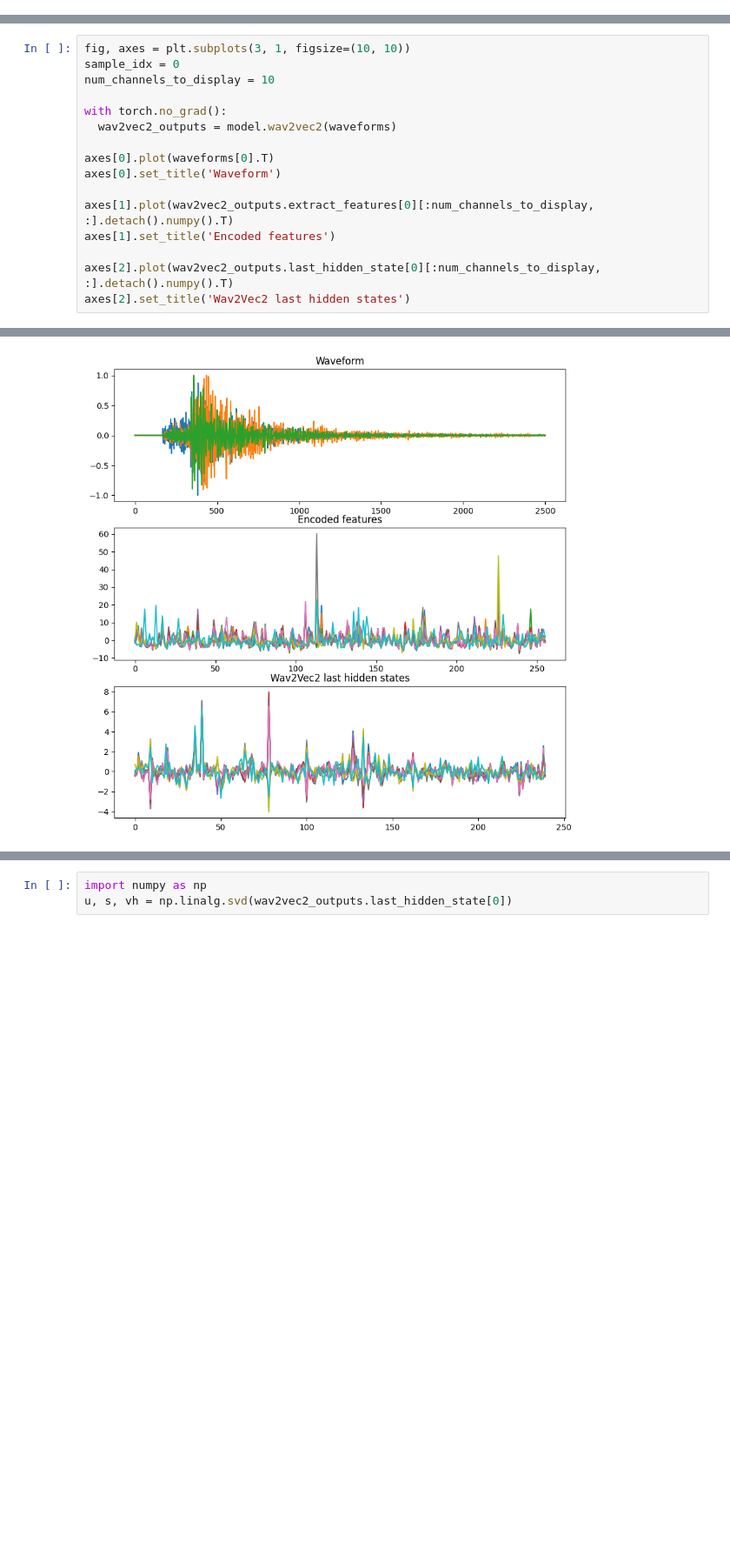
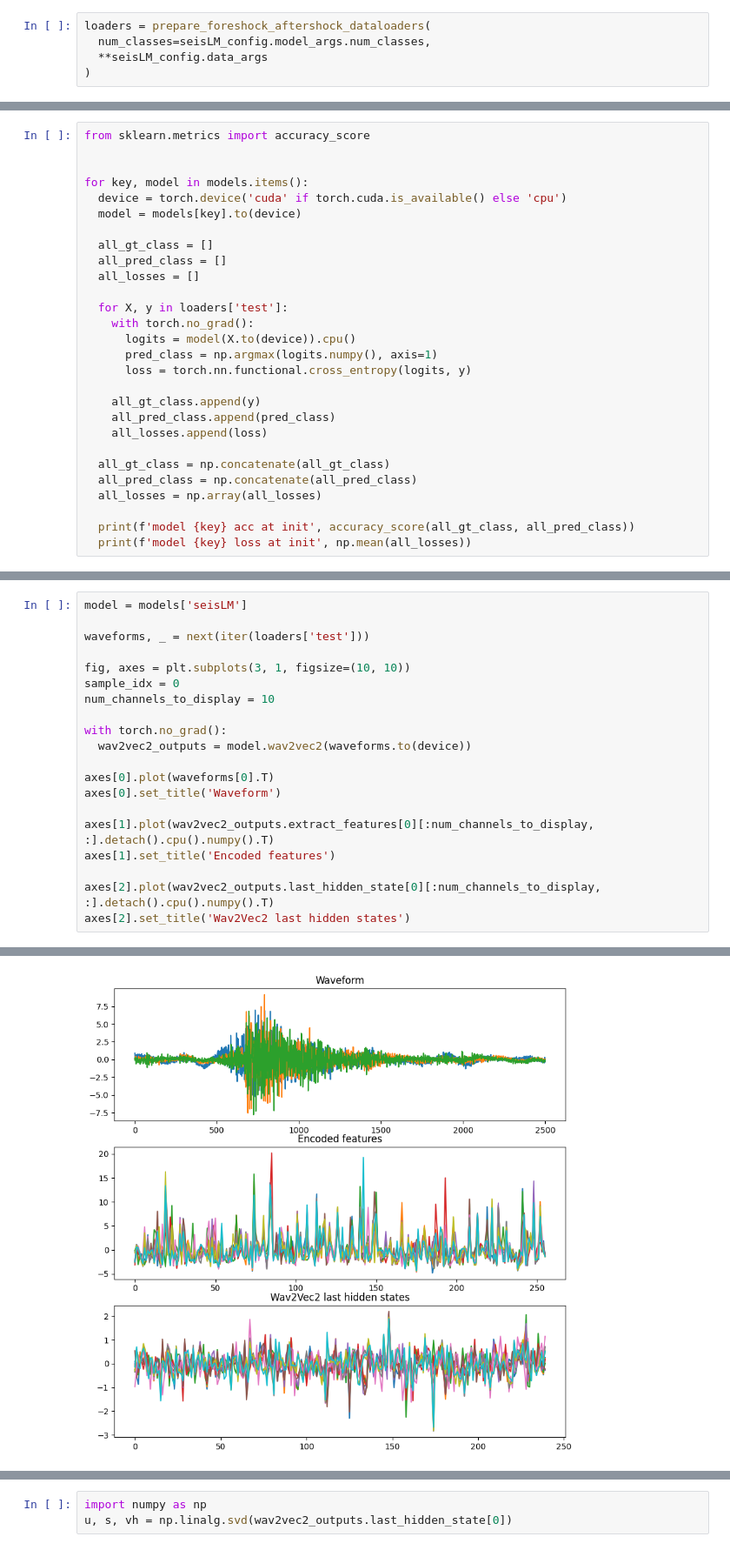
Before and after one commit to liutianlin0121/seisLM, a Jupyter notebook: notebooks/foreshock--aftershock/comparing_models_at_init.ipynb, the cells around one changed output, grey strips where cells are left out. Shown at 87% size. Cells and saved outputs as stored; diff of their text form; blank space fills up the shorter version.

Commit message:
refactor foreshock--aftershock trainer

```diff
--- a/notebooks/foreshock--aftershock/comparing_models_at_init.ipynb
+++ b/notebooks/foreshock--aftershock/comparing_models_at_init.ipynb
@@ -95,0 +58,5 @@ predicted_labels = torch.argmax(logits, 1)
+# %%
+loaders = prepare_foreshock_aftershock_dataloaders(
+  num_classes=seisLM_config.model_args.num_classes,
+  **seisLM_config.data_args
+)
@@ -95,0 +66,28 @@ predicted_labels = torch.argmax(logits, 1)
+# %%
+from sklearn.metrics import accuracy_score
+
+
+for key, model in models.items():
+  device = torch.device('cuda' if torch.cuda.is_available() else 'cpu')
+  model = models[key].to(device)
+
+  all_gt_class = []
+  all_pred_class = []
+  all_losses = []
+
+  for X, y in loaders['test']:
+    with torch.no_grad():
+      logits = model(X.to(device)).cpu()
+      pred_class = np.argmax(logits.numpy(), axis=1)
+      loss = torch.nn.functional.cross_entropy(logits, y)
+
+    all_gt_class.append(y)
+    all_pred_class.append(pred_class)
+    all_losses.append(loss)
+
+  all_gt_class = np.concatenate(all_gt_class)
+  all_pred_class = np.concatenate(all_pred_class)
+  all_losses = np.array(all_losses)
+
+  print(f'model {key} acc at init', accuracy_score(all_gt_class, all_pred_class))
+  print(f'model {key} loss at init', np.mean(all_losses))
@@ -96,22 +107,26 @@ predicted_labels = torch.argmax(logits, 1)
 # %%
+model = models['seisLM']
+
+waveforms, _ = next(iter(loaders['test']))
+
 fig, axes = plt.subplots(3, 1, figsize=(10, 10))
 sample_idx = 0
 num_channels_to_display = 10
 
 with torch.no_grad():
-  wav2vec2_outputs = model.wav2vec2(waveforms)
+  wav2vec2_outputs = model.wav2vec2(waveforms.to(device))
 
 axes[0].plot(waveforms[0].T)
 axes[0].set_title('Waveform')
 
-axes[1].plot(wav2vec2_outputs.extract_features[0][:num_channels_to_display, :].detach().numpy().T)
+axes[1].plot(wav2vec2_outputs.extract_features[0][:num_channels_to_display, :].detach().cpu().numpy().T)
 axes[1].set_title('Encoded features')
 
-axes[2].plot(wav2vec2_outputs.last_hidden_state[0][:num_channels_to_display, :].detach().numpy().T)
+axes[2].plot(wav2vec2_outputs.last_hidden_state[0][:num_channels_to_display, :].detach().cpu().numpy().T)
 axes[2].set_title('Wav2Vec2 last hidden states')
 # %% [output]
 Text(0.5, 1.0, 'Wav2Vec2 last hidden states')
-[figure, old version]
+[figure, new version]
 # %%
 wav2vec2_outputs.extract_features.shape
 # %% [output]
```
Also changed, not shown: parts of 17 cells of this notebook, 9 other files.
